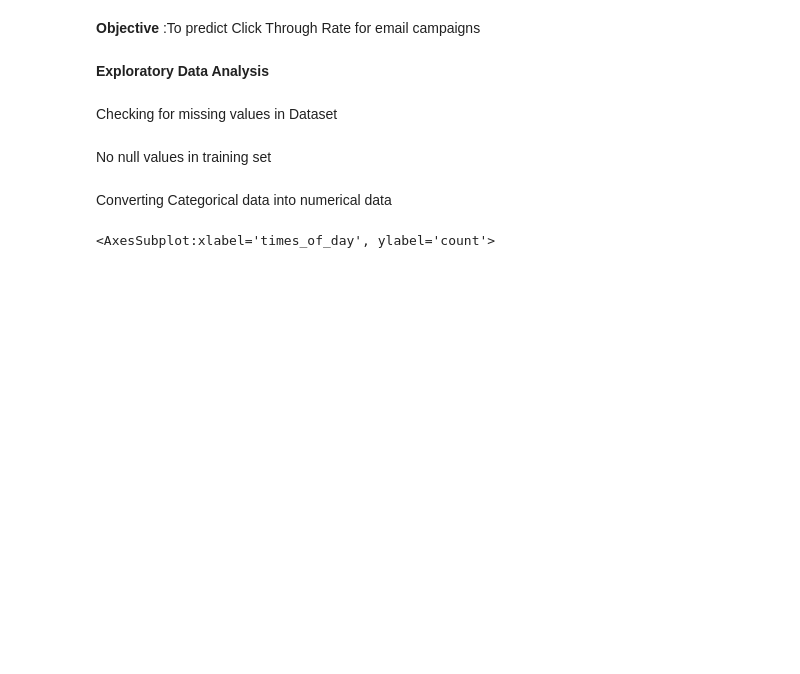
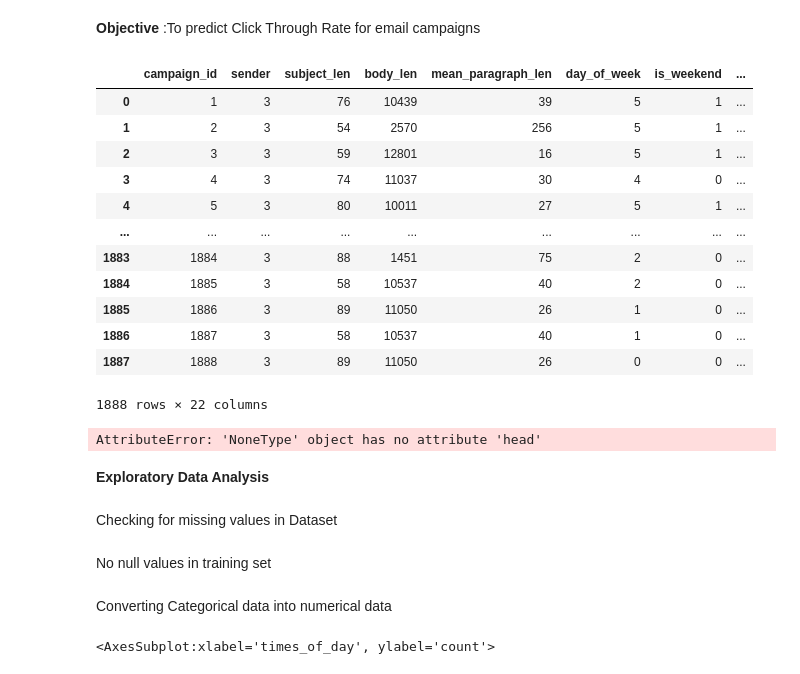
Before and after one commit to varsharoshan/CTR_Prediction-for-email-Campaigns, a Jupyter notebook: CTR_for_email_campaigns.ipynb, the cells around one changed output. Saved outputs shown, nothing was run; the diff lists cells and outputs as text; code cells hidden in the pictures; blank space fills up the shorter version.

```diff
--- a/CTR_for_email_campaigns.ipynb
+++ b/CTR_for_email_campaigns.ipynb
@@ -10,10 +10,25 @@ from sklearn  import preprocessing
 # %%
 #Data Collection
 pd.options.display.max_columns = 110
 train = pd.read_csv('train_F3fUq2S.csv')
 display(train).head()
 test = pd.read_csv('test_Bk2wfZ3.csv')
-display(test.head())
+display(test).head()
+# %% [output]
+|  | campaign_id | sender | subject_len | body_len | mean_paragraph_len | day_of_week | is_weekend | ... |
+| 0 | 1 | 3 | 76 | 10439 | 39 | 5 | 1 | ... |
+| 1 | 2 | 3 | 54 | 2570 | 256 | 5 | 1 | ... |
+| 2 | 3 | 3 | 59 | 12801 | 16 | 5 | 1 | ... |
+| 3 | 4 | 3 | 74 | 11037 | 30 | 4 | 0 | ... |
+| 4 | 5 | 3 | 80 | 10011 | 27 | 5 | 1 | ... |
+| ... | ... | ... | ... | ... | ... | ... | ... | ... |
+| 1883 | 1884 | 3 | 88 | 1451 | 75 | 2 | 0 | ... |
+| 1884 | 1885 | 3 | 58 | 10537 | 40 | 2 | 0 | ... |
+| 1885 | 1886 | 3 | 89 | 11050 | 26 | 1 | 0 | ... |
+| 1886 | 1887 | 3 | 58 | 10537 | 40 | 1 | 0 | ... |
+| 1887 | 1888 | 3 | 89 | 11050 | 26 | 0 | 0 | ... |
+1888 rows × 22 columns
+AttributeError: 'NoneType' object has no attribute 'head'
 # %% [markdown]
 **Exploratory Data Analysis**
 # %%
```
Also changed, not shown: parts of 8 cells of this notebook, 1 other file.
